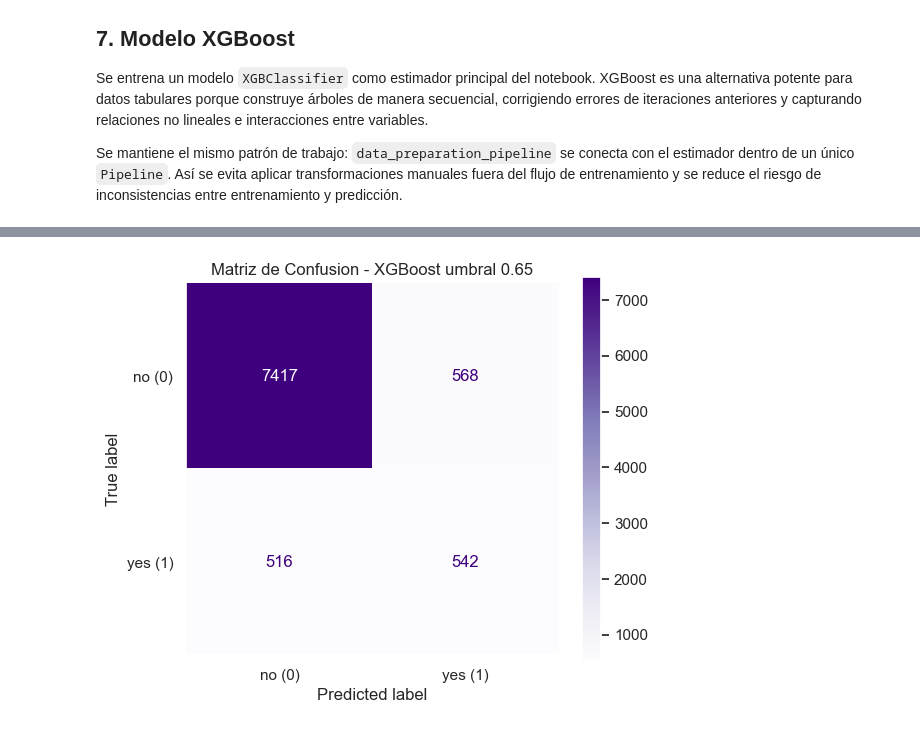
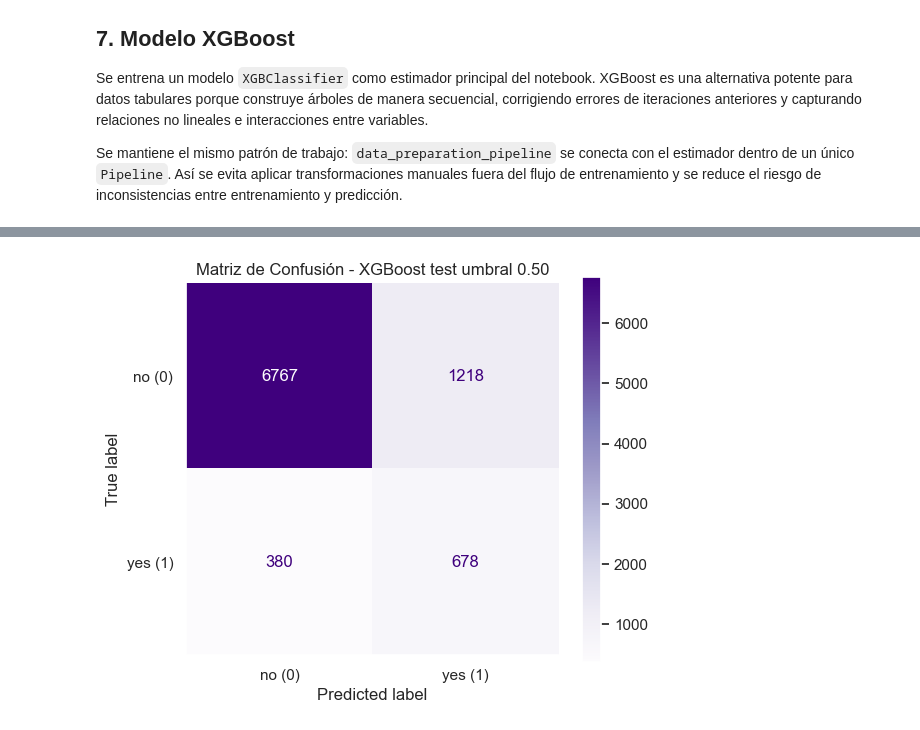
Before and after one commit to mahoyos/machine-learning-project, a Jupyter notebook: notebooks/07_final_XGBoost.ipynb, the cells around one changed output, grey strips where cells are left out. Drawn from its saved outputs; the diff is of its cells as text; code cells hidden in the pictures.

Commit message:
Improve XGBoost validation and threshold selection

```diff
--- a/notebooks/07_final_XGBoost.ipynb
+++ b/notebooks/07_final_XGBoost.ipynb
@@ -574,6 +574,7 @@ Mantener `X_raw` sin transformar ayuda a evitar fugas de información y deja cla
 TARGET_COL = "y"
 LEAKAGE_COLS = ["duration"]
 TEST_SIZE = 0.20
+VALIDATION_SIZE = 0.20
 
 X_raw = df.drop(columns=[TARGET_COL]).copy()
 y = df[TARGET_COL].map({"no": 0, "yes": 1})
@@ -597,5 +598,5 @@ El conjunto de prueba queda reservado desde este punto. El pipeline se ajustará
 # %%
-X_train_raw, X_test_raw, y_train, y_test = train_test_split(
+X_train_val_raw, X_test_raw, y_train_val, y_test = train_test_split(
     X_raw,
     y,
     test_size=TEST_SIZE,
@@ -603,10 +604,20 @@ X_train_raw, X_test_raw, y_train, y_test = train_test_split(
     stratify=y
 )
 
+relative_validation_size = VALIDATION_SIZE / (1 - TEST_SIZE)
+
+X_train_raw, X_val_raw, y_train, y_val = train_test_split(
+    X_train_val_raw,
+    y_train_val,
+    test_size=relative_validation_size,
+    random_state=SEED,
+    stratify=y_train_val
+)
+
 split_summary = pd.DataFrame({
-    "n_rows": [len(X_train_raw), len(X_test_raw)],
-    "positive_rate": [y_train.mean(), y_test.mean()]
-}, index=["train", "test"])
+    "n_rows": [len(X_train_raw), len(X_val_raw), len(X_test_raw)],
+    "positive_rate": [y_train.mean(), y_val.mean(), y_test.mean()]
+}, index=["train", "validation", "test"])
 
 print("Resumen del split estratificado:")
 display(split_summary)
@@ -921,44 +1108,70 @@ Este criterio busca equilibrar dos objetivos: capturar clientes que sí aceptar
 # %%
 threshold_grid = np.arange(0.05, 0.96, 0.05)
+CONTACT_COST = 1.0
+CONVERSION_VALUE = 10.0
 threshold_results = []
 
 for threshold in threshold_grid:
-    y_pred_threshold = (y_proba_xgb >= threshold).astype(int)
+    y_pred_threshold_val = (y_proba_xgb_val >= threshold).astype(int)
+    true_positives = int(((y_pred_threshold_val == 1) & (y_val == 1)).sum())
+    contacts = int(y_pred_threshold_val.sum())
+    expected_value = (true_positives * CONVERSION_VALUE) - (contacts * CONTACT_COST)
+
     threshold_results.append({
         "threshold": threshold,
-        "contact_rate": y_pred_threshold.mean(),
-        "precisión": precision_score(y_test, y_pred_threshold, zero_division=0),
-        "recall": recall_score(y_test, y_pred_threshold, zero_division=0),
-        "f1": f1_score(y_test, y_pred_threshold, zero_division=0)
+        "contact_rate": y_pred_threshold_val.mean(),
+        "precisión": precision_score(y_val, y_pred_threshold_val, zero_division=0),
+        "recall": recall_score(y_val, y_pred_threshold_val, zero_division=0),
+        "f1": f1_score(y_val, y_pred_threshold_val, zero_division=0),
+        "true_positives": true_positives,
+        "contacts": contacts,
+        "expected_value": expected_value,
+        "expected_value_per_client": expected_value / len(y_val)
     })
 
 threshold_results = pd.DataFrame(threshold_results)
 best_threshold_row = threshold_results.sort_values(
-    ["f1", "recall", "precisión"],
+    ["expected_value", "f1", "recall", "precisión"],
     ascending=False
 ).iloc[0]
 
 BEST_THRESHOLD = float(best_threshold_row["threshold"])
+y_pred_xgb_val_adjusted = (y_proba_xgb_val >= BEST_THRESHOLD).astype(int)
 y_pred_xgb_adjusted = (y_proba_xgb >= BEST_THRESHOLD).astype(int)
 
-adjusted_metrics = pd.DataFrame({
-    "metric": ["threshold", "contact_rate", "precisión", "recall", "f1"],
-    "value": [
-        BEST_THRESHOLD,
-        y_pred_xgb_adjusted.mean(),
-        precision_score(y_test, y_pred_xgb_adjusted, zero_division=0),
-        recall_score(y_test, y_pred_xgb_adjusted, zero_division=0),
-        f1_score(y_test, y_pred_xgb_adjusted, zero_division=0)
-    ]
+validation_adjusted_metrics = pd.DataFrame({
+    "dataset": ["validation"],
+    "threshold": [BEST_THRESHOLD],
+    "contact_rate": [y_pred_xgb_val_adjusted.mean()],
+    "precisión": [precision_score(y_val, y_pred_xgb_val_adjusted, zero_division=0)],
+    "recall": [recall_score(y_val, y_pred_xgb_val_adjusted, zero_division=0)],
+    "f1": [f1_score(y_val, y_pred_xgb_val_adjusted, zero_division=0)],
+    "roc_auc": [roc_auc_score(y_val, y_proba_xgb_val)],
+    "pr_auc": [average_precision_score(y_val, y_proba_xgb_val)]
 })
 
-print_section("AJUSTE DEL UMBRAL - XGBOOST")
-print(f"Mejor umbral según F1 de la clase positiva: {BEST_THRESHOLD:.2f}")
-display(threshold_results.sort_values("f1", ascending=False).head(10))
+test_adjusted_metrics = pd.DataFrame({
+    "dataset": ["test"],
+    "threshold": [BEST_THRESHOLD],
+    "contact_rate": [y_pred_xgb_adjusted.mean()],
+    "precisión": [precision_score(y_test, y_pred_xgb_adjusted, zero_division=0)],
+    "recall": [recall_score(y_test, y_pred_xgb_adjusted, zero_division=0)],
+    "f1": [f1_score(y_test, y_pred_xgb_adjusted, zero_division=0)],
+    "roc_auc": [roc_auc_score(y_test, y_proba_xgb)],
+    "pr_auc": [average_precision_score(y_test, y_proba_xgb)]
+})
+
+adjusted_metrics = pd.concat([validation_adjusted_metrics, test_adjusted_metrics], ignore_index=True)
+
+print_section("SELECCIÓN DEL UMBRAL - VALIDACIÓN")
+print(f"Costo de contacto asumido: {CONTACT_COST:.2f}")
+print(f"Valor esperado por conversión asumido: {CONVERSION_VALUE:.2f}")
+print(f"Mejor umbral por valor esperado en validación: {BEST_THRESHOLD:.2f}")
+display(threshold_results.sort_values("expected_value", ascending=False).head(10))
 
 display(adjusted_metrics)
 
-print("Reporte de Clasificación con umbral ajustado:")
+print("Reporte de Clasificación en test con umbral seleccionado en validación:")
 print(classification_report(y_test, y_pred_xgb_adjusted, labels=[0, 1], target_names=["no (0)", "yes (1)"], zero_division=0))
 
 cm_xgb_adjusted = confusion_matrix(y_test, y_pred_xgb_adjusted, labels=[0, 1])
@@ -967,7 +1180,7 @@ disp_xgb_adjusted = ConfusionMatrixDisplay(confusion_matrix=cm_xgb_adjusted, dis
 fig, ax = plt.subplots(figsize=(6, 5))
 disp_xgb_adjusted.plot(cmap="Purples", values_format="d", ax=ax)
 ax.grid(False)
-plt.title(f"Matriz de Confusión - XGBoost umbral {BEST_THRESHOLD:.2f}")
+plt.title(f"Matriz de Confusión - XGBoost test umbral {BEST_THRESHOLD:.2f}")
 plt.show()
 # %% [output]
 ========================================================================================
@@ -1003,2 +1215,2 @@ weighted avg       0.88      0.88      0.88      9043
-[figure, old version]
+[figure, new version]
 # %% [markdown]
```
Also changed, not shown: parts of 21 cells of this notebook.
